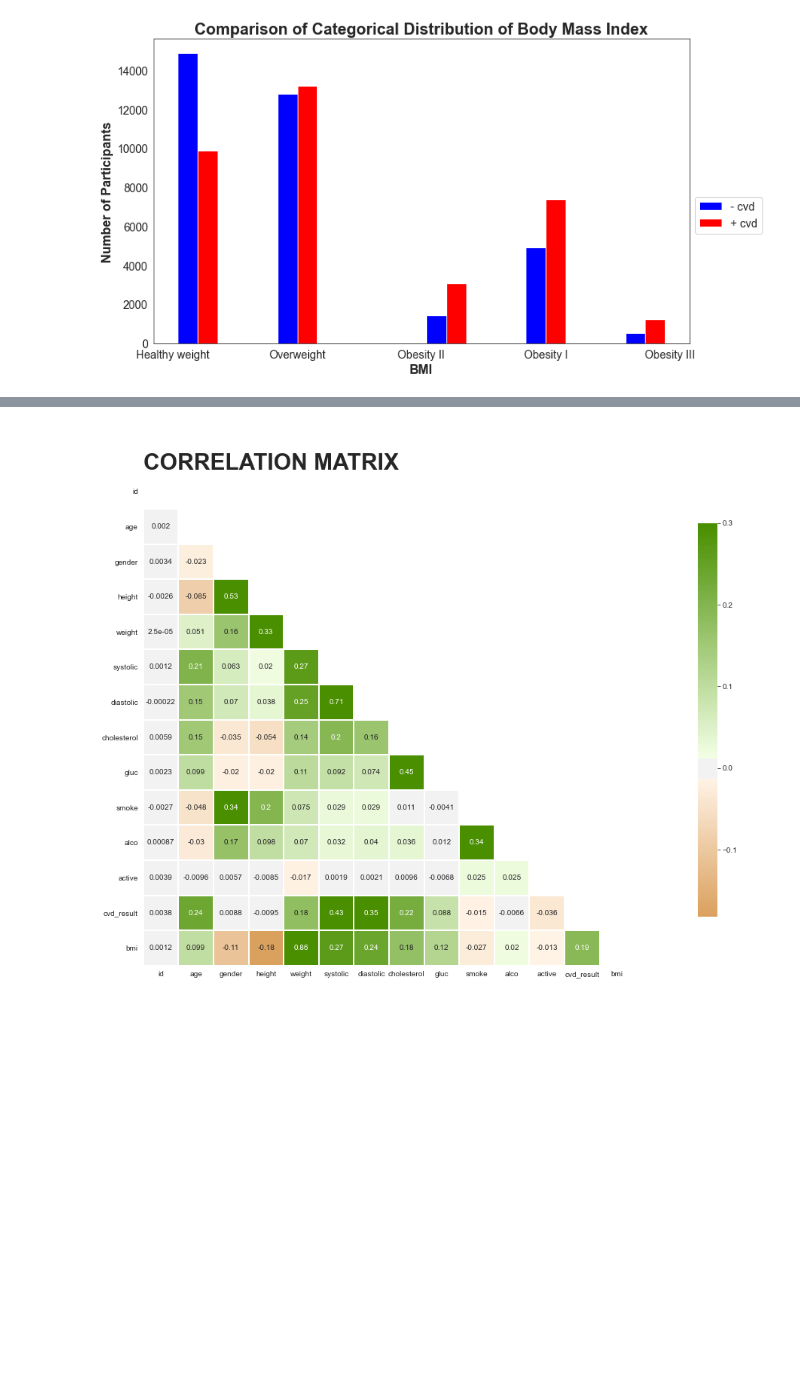
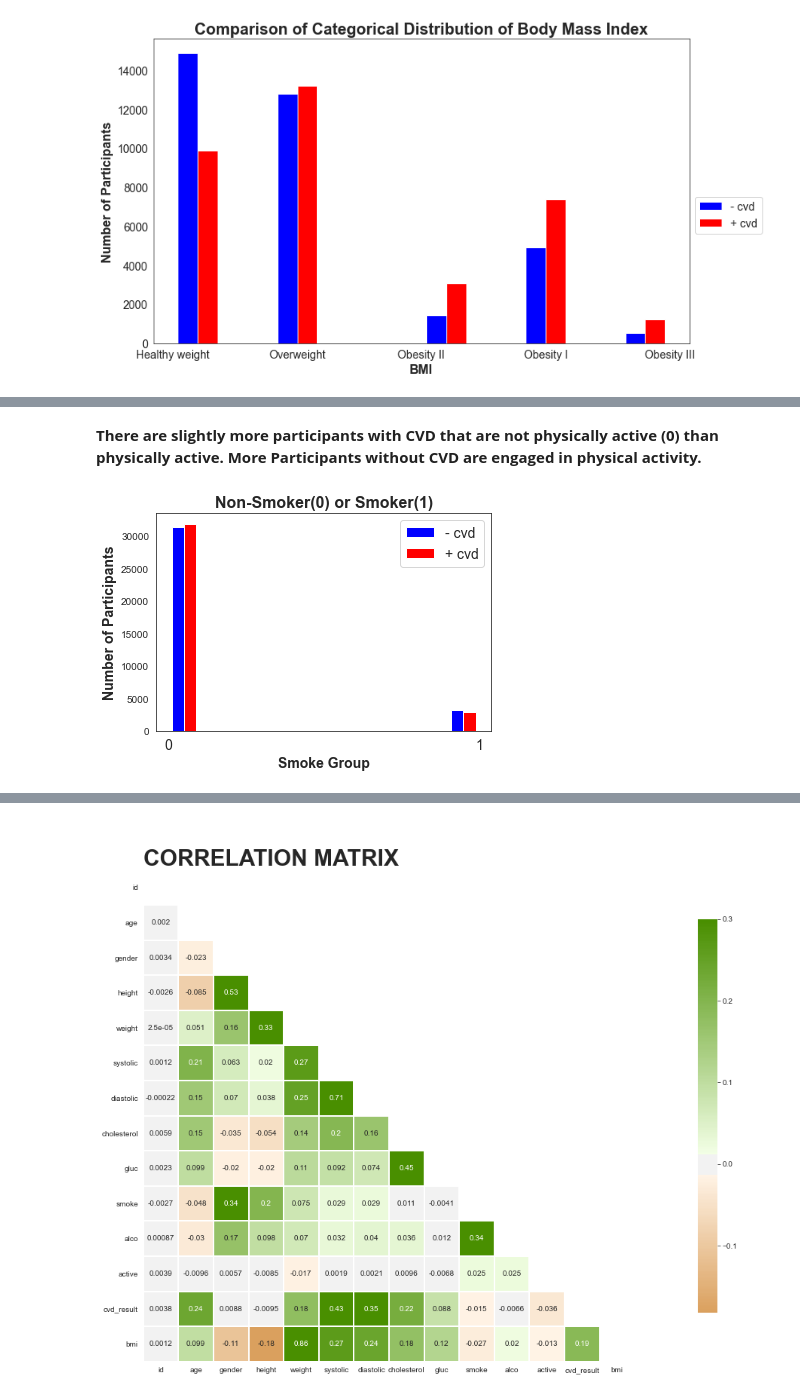
Before and after one commit to Nikee24/CVD_determinant, a Jupyter notebook: cvd_determinant_project.ipynb, the cells around one changed output, grey strips where cells are left out. Drawn from its saved outputs; the diff is of its cells as text; code cells hidden in the pictures; blank space fills up the shorter version.

```diff
--- a/cvd_determinant_project.ipynb
+++ b/cvd_determinant_project.ipynb
@@ -614,0 +716,31 @@ Based on categorical BMI analysis shown above, there are more participants witho
+# %% [markdown]
+**There are slightly more participants with CVD that are not physically active (0) than physically active. More Participants without CVD are engaged in physical activity.**
+# %%
+n_smoke=negative['smoke']
+p_smoke=positive['smoke']
+
+
+#plotting histogram and naming legend label and color for each samples
+plt.hist([n_smoke, p_smoke], label=['- cvd', '+ cvd'], color=['blue', 'red'])
+
+
+#location of legend
+plt.legend(loc="upper right", fontsize=14)
+
+
+#creating title
+plt.title('Non-Smoker(0) or Smoker(1)',
+          weight='bold', fontsize=16)
+
+
+#formatting x and y labels
+plt.xlabel('Smoke Group', weight='bold', fontsize=14)
+plt.ylabel('Number of Participants', weight='bold', fontsize=14)
+plt.xticks(np.arange(0, 2, step=1), horizontalalignment='center',
+           weight='normal', fontsize=14)
+
+
+
+plt.show()
+# %% [output]
+[figure, added]
```
Also changed, not shown: parts of 11 cells of this notebook.
